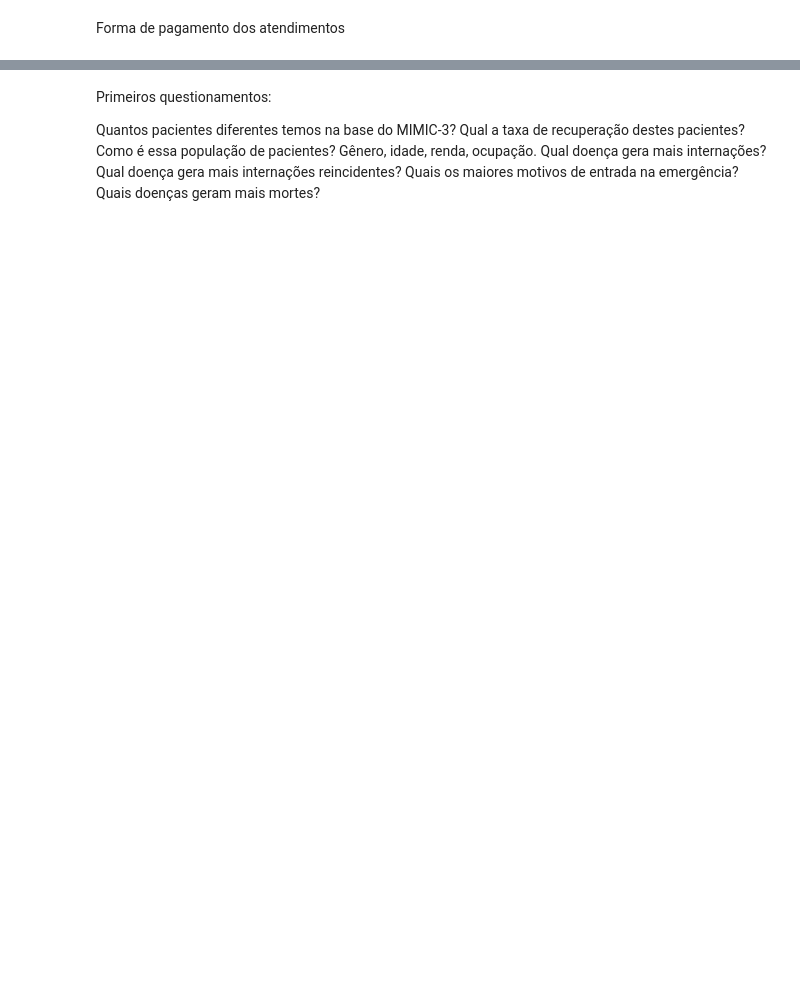
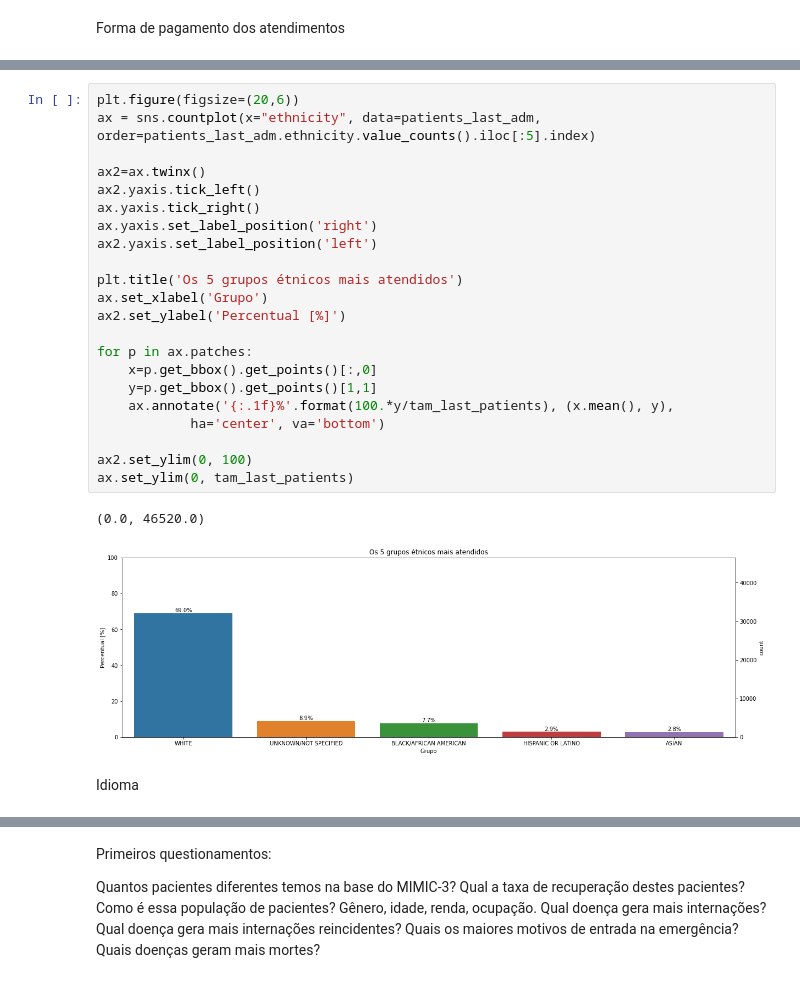
Before and after one commit to camila-cg/mimic-3, a Jupyter notebook: análise-exploratória.ipynb, the cells around one changed output, grey strips where cells are left out. Drawn from its saved outputs; the diff is of its cells as text; blank space fills up the shorter version.

```diff
--- a/análise-exploratória.ipynb
+++ b/análise-exploratória.ipynb
@@ -490,0 +511,27 @@ array(['MARRIED', 'SINGLE', nan, 'DIVORCED', 'WIDOWED', 'SEPARATED',
+# %%
+plt.figure(figsize=(20,6))
+ax = sns.countplot(x="ethnicity", data=patients_last_adm, order=patients_last_adm.ethnicity.value_counts().iloc[:5].index)
+
+ax2=ax.twinx()
+ax2.yaxis.tick_left()
+ax.yaxis.tick_right()
+ax.yaxis.set_label_position('right')
+ax2.yaxis.set_label_position('left')
+
+plt.title('Os 5 grupos étnicos mais atendidos')
+ax.set_xlabel('Grupo')
+ax2.set_ylabel('Percentual [%]')
+
+for p in ax.patches:
+    x=p.get_bbox().get_points()[:,0]
+    y=p.get_bbox().get_points()[1,1]
+    ax.annotate('{:.1f}%'.format(100.*y/tam_last_patients), (x.mean(), y),
+            ha='center', va='bottom')
+
+ax2.set_ylim(0, 100)
+ax.set_ylim(0, tam_last_patients)
+# %% [output]
+(0.0, 46520.0)
+[figure, added]
+# %% [markdown]
+Idioma
```
Also changed, not shown: parts of 19 cells of this notebook.
